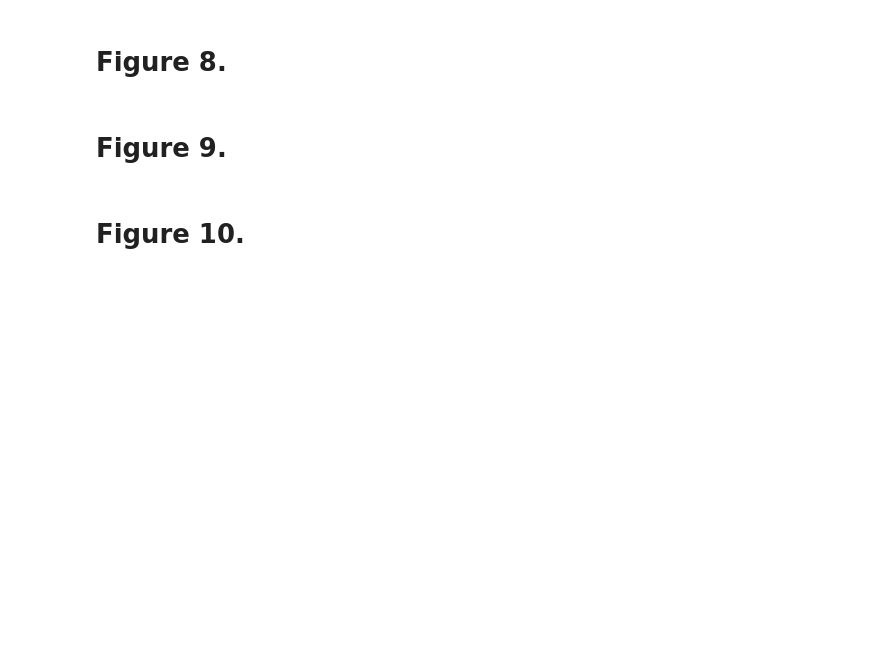
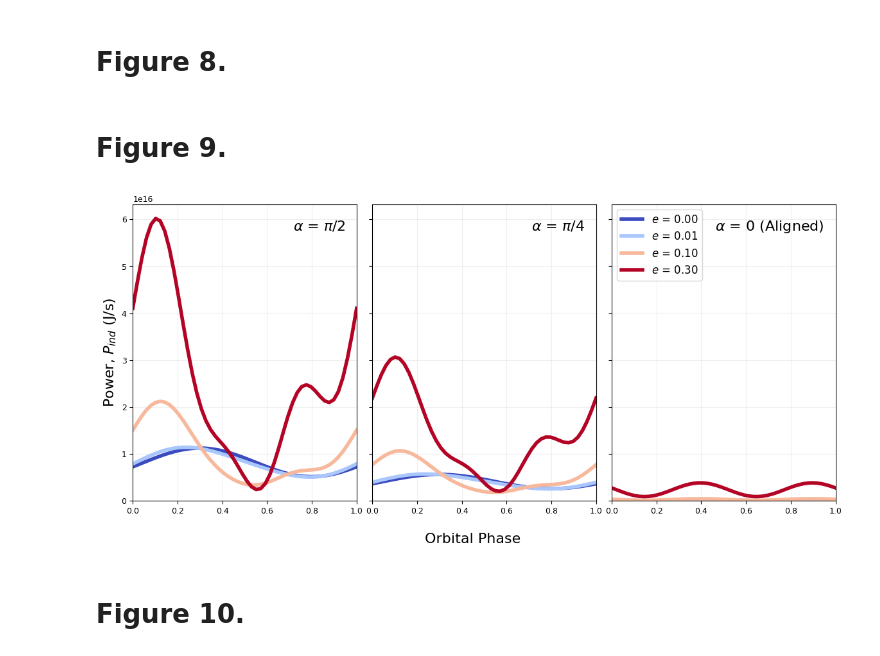
Before and after one commit to madisontbrady/ohmic_heating, a Jupyter notebook: atmospheric_heating_eccentric.ipynb, the cells around one changed output. Saved outputs shown, nothing was run; the diff lists cells and outputs as text; code cells hidden in the pictures; blank space fills up the shorter version.

```diff
--- a/atmospheric_heating_eccentric.ipynb
+++ b/atmospheric_heating_eccentric.ipynb
@@ -378,35 +376,37 @@ fig, axs = plt.subplots(1,3, sharex=True, sharey=True, figsize=(twocolwidth, 6))
 for i in range(len(eccs)):
     for j in range(len(alphas)):
         axs[j].plot(ts/24/3600/porb_default, ps_ecc_alpha[i][j], color=cm.coolwarm(i/(len(eccs)-1)), lw=4, label="$e$ = {ecc:.2f}".format(ecc=eccs[i]))
 
 
 axs[j].set_ylim(0)
 #axs[j].set_xlim(0, 1)
 
 plt.subplots_adjust(wspace=0.07, hspace=0)
 
 axs[0].set_ylabel("Power, $P_{ind}$ (J/s)", fontsize=fontsize)
 fig.text(0.5, 0.00, 'Orbital Phase', ha='center', fontsize=fontsize)
 
-axs[0].text(0.95, 0.95, '$\\alpha$ = $\pi/2$ (Polar)',
+axs[0].text(0.95, 0.95, '$\\alpha$ = $\pi/2$',
      horizontalalignment='right',
      verticalalignment='top',
      transform = axs[0].transAxes, fontsize=fontsize)
-axs[1].text(0.95, 0.95, '$\\alpha$ = $\pi/4$ (Misaligned)',
+axs[1].text(0.95, 0.95, '$\\alpha$ = $\pi/4$',
      horizontalalignment='right',
      verticalalignment='top',
      transform = axs[1].transAxes, fontsize=fontsize)
 axs[2].text(0.95, 0.95, '$\\alpha$ = 0 (Aligned)',
      horizontalalignment='right',
      verticalalignment='top',
      transform = axs[2].transAxes, fontsize=fontsize)
 axs[0].grid(alpha=0.2)
 axs[1].grid(alpha=0.2)
 
 axs[2].grid(alpha=0.2)
 axs[2].set_xlim(0, 1)
 axs[2].legend(fontsize=12)
 plt.savefig("pind_vs_phase_ecc_alpha.png", dpi=300, bbox_inches="tight")
+# %% [output]
+[figure, added]
 # %% [markdown]
 # Figure 10.
 # %%
```
Also changed, not shown: parts of 5 cells of this notebook, 1 other file.
